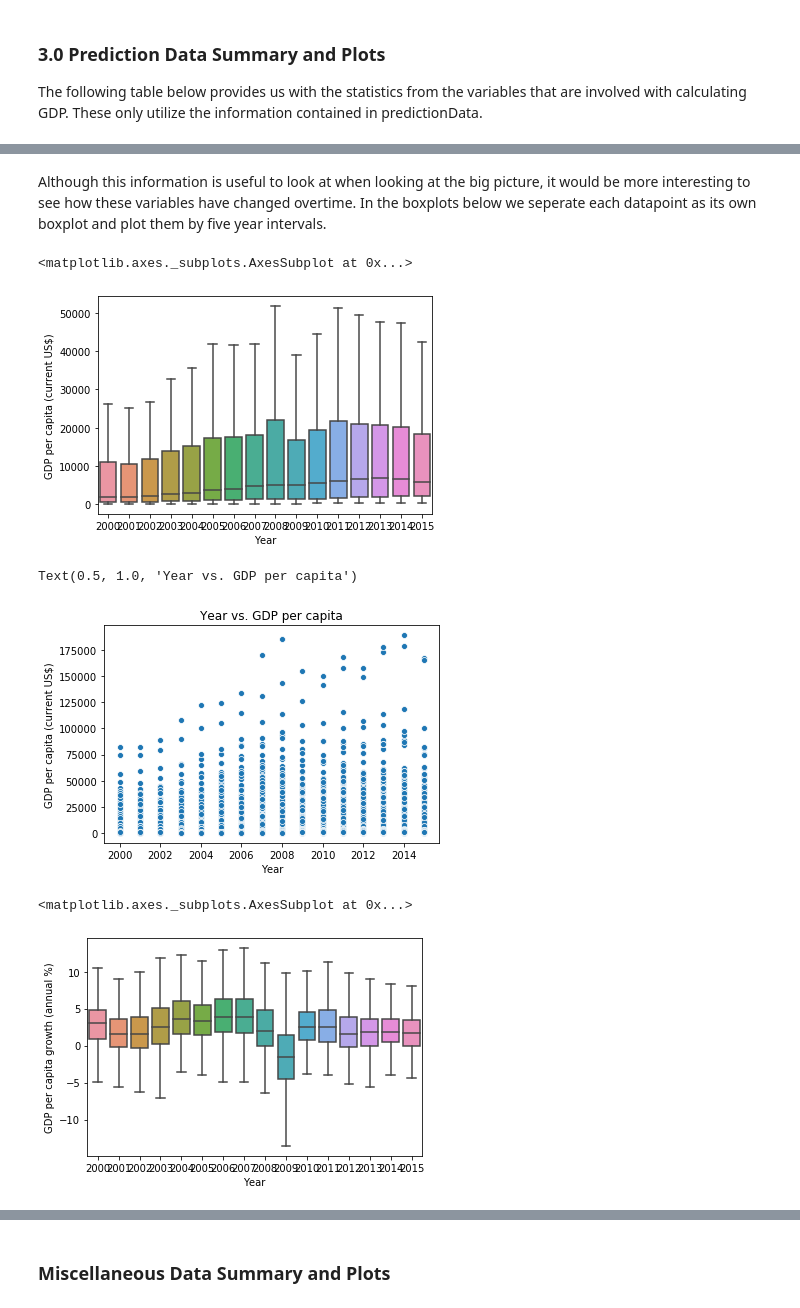
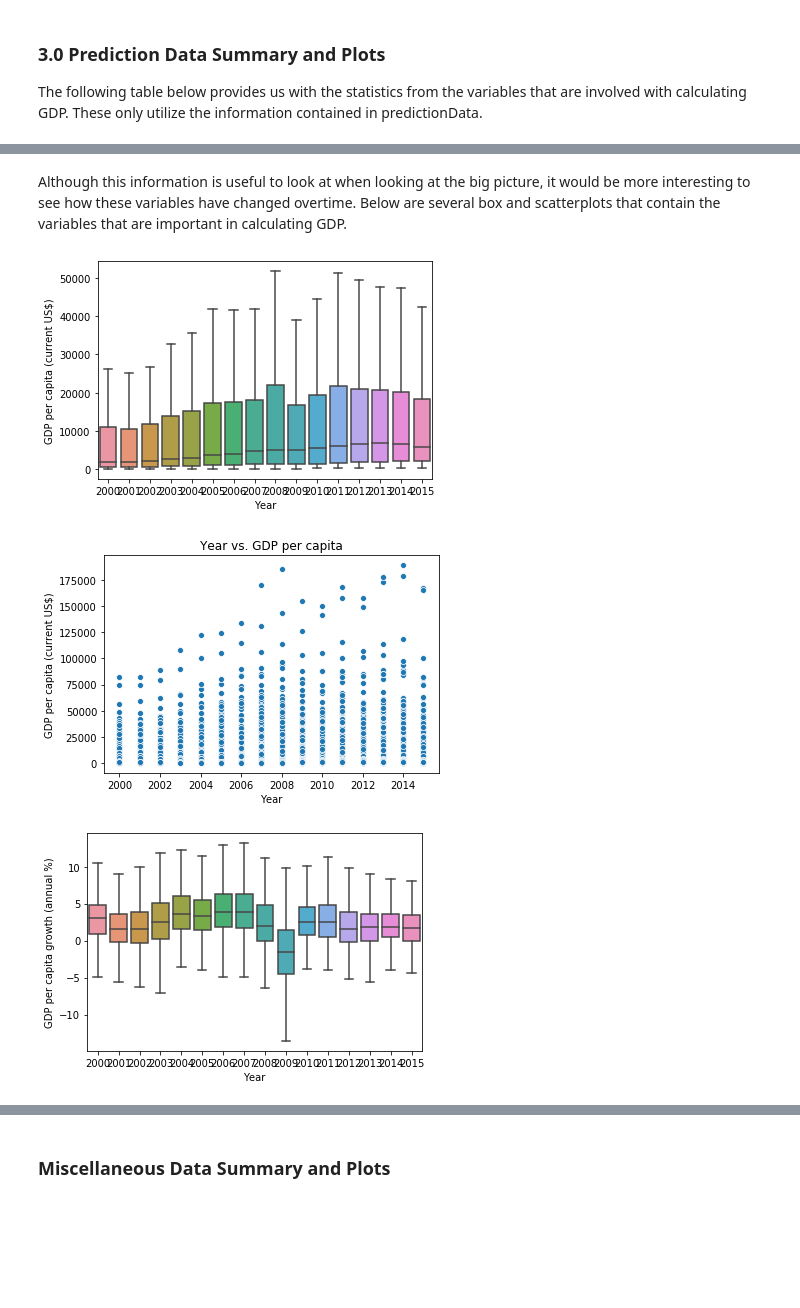
Before and after one commit to thechuster/thechuster.github.io, a Jupyter notebook: FinalProject.ipynb, the cells around one changed output, grey strips where cells are left out. Drawn from its saved outputs; the diff is of its cells as text; code cells hidden in the pictures; blank space fills up the shorter version.

```diff
--- a/FinalProject.ipynb
+++ b/FinalProject.ipynb
@@ -297,20 +297,17 @@ predictionData.describe()
 | 75% | 2011.250000 | 16949.803274 | 4.596447 | 90.965881 | 1.114418e+11 | ... |
 | max | 2015.000000 | 189170.895671 | 121.779543 | 241.973940 | 1.490724e+13 | ... |
 # %% [markdown]
-Although this information is useful to look at when looking at the big picture, it would be more interesting to see how these variables have changed overtime. In the boxplots below we seperate each datapoint as its own boxplot and plot them by five year intervals.
+Although this information is useful to look at when looking at the big picture, it would be more interesting to see how these variables have changed overtime. Below are several box and scatterplots that contain the variables that are important in calculating GDP.
 # %%
-sns.boxplot(x="Year", y="GDP per capita (current US$)", data=predictionData, showfliers=False)
+box = sns.boxplot(x="Year", y="GDP per capita (current US$)", data=predictionData, showfliers=False)
 # %% [output]
-<matplotlib.axes._subplots.AxesSubplot at 0x...>
 [figure]
 # %%
-sns.scatterplot(x="Year", y="GDP per capita (current US$)", data=predictionData).set_title("Year vs. GDP per capita")
+scatter = sns.scatterplot(x="Year", y="GDP per capita (current US$)", data=predictionData).set_title("Year vs. GDP per capita")
 # %% [output]
-Text(0.5, 1.0, 'Year vs. GDP per capita')
-[figure, old version]
+[figure, new version]
 # %%
-sns.boxplot(x="Year", y="GDP per capita growth (annual %)", data=predictionData, showfliers=False)
+box = sns.boxplot(x="Year", y="GDP per capita growth (annual %)", data=predictionData, showfliers=False)
 # %% [output]
-<matplotlib.axes._subplots.AxesSubplot at 0x...>
 [figure]
 # %%
```
Also changed, not shown: parts of 14 cells of this notebook.
